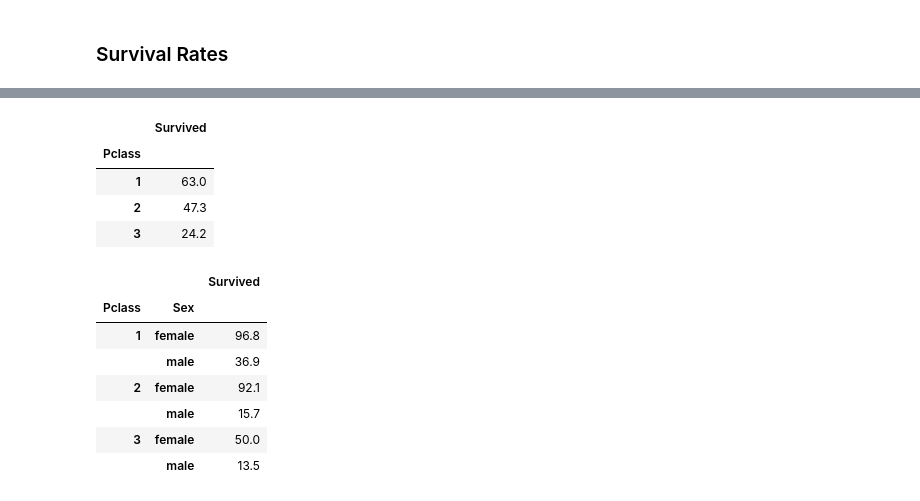
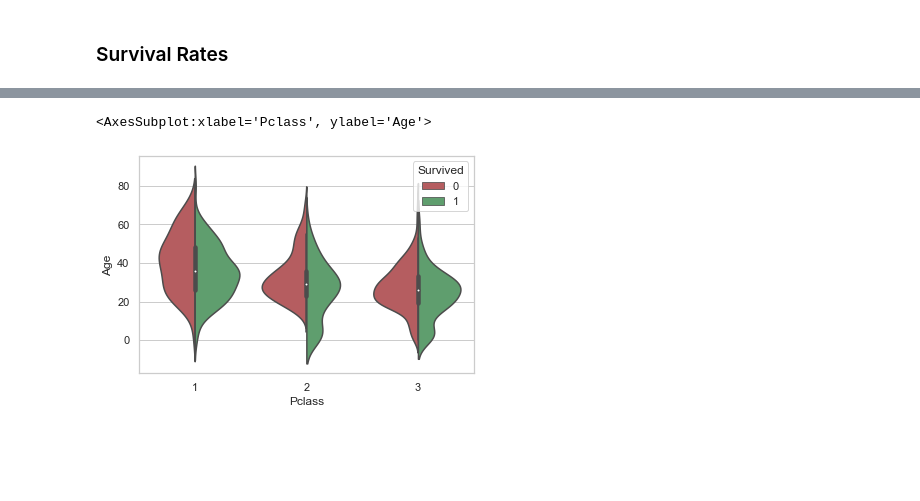
Before and after one commit to ConanMercer/Titanic, a Jupyter notebook: Titanic.ipynb, the cells around one changed output, grey strips where cells are left out. Drawn from its saved outputs; the diff is of its cells as text; code cells hidden in the pictures; blank space fills up the shorter version.

```diff
--- a/Titanic.ipynb
+++ b/Titanic.ipynb
@@ -155,21 +160,5 @@ round(train[['Pclass','Survived']].groupby(['Pclass']).mean()*100,1)
 # %%
-round(train[['Pclass','Survived']].groupby(['Pclass']).mean()*100,1)
-
-#sns.violinplot(x="Pclass", y="Age", hue="Survived", split=True, data=train, palette={0: "r", 1: "g"})
+sns.violinplot(x="Pclass", y="Age", hue="Survived", split=True, data=train, palette={0: "r", 1: "g"})
 # %% [output]
-|  | Survived |
-| Pclass |  |
-| 1 | 63.0 |
-| 2 | 47.3 |
-| 3 | 24.2 |
+<AxesSubplot:xlabel='Pclass', ylabel='Age'>
+[figure, added]
-# %%
-round(train[['Sex', 'Pclass','Survived']].groupby(['Pclass', 'Sex']).mean()*100,1)
-# %% [output]
-|  |  | Survived |
-| Pclass | Sex |  |
-| 1 | female | 96.8 |
-|  | male | 36.9 |
-| 2 | female | 92.1 |
-|  | male | 15.7 |
-| 3 | female | 50.0 |
-|  | male | 13.5 |
```
Also changed, not shown: parts of 2 cells of this notebook.
